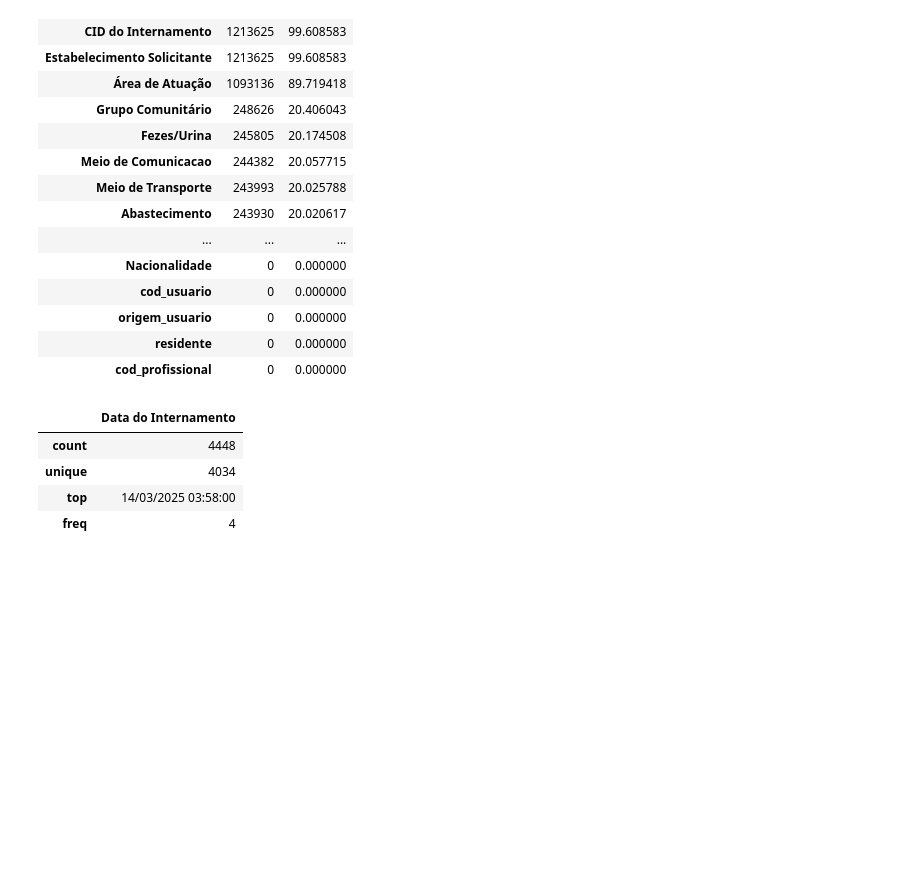
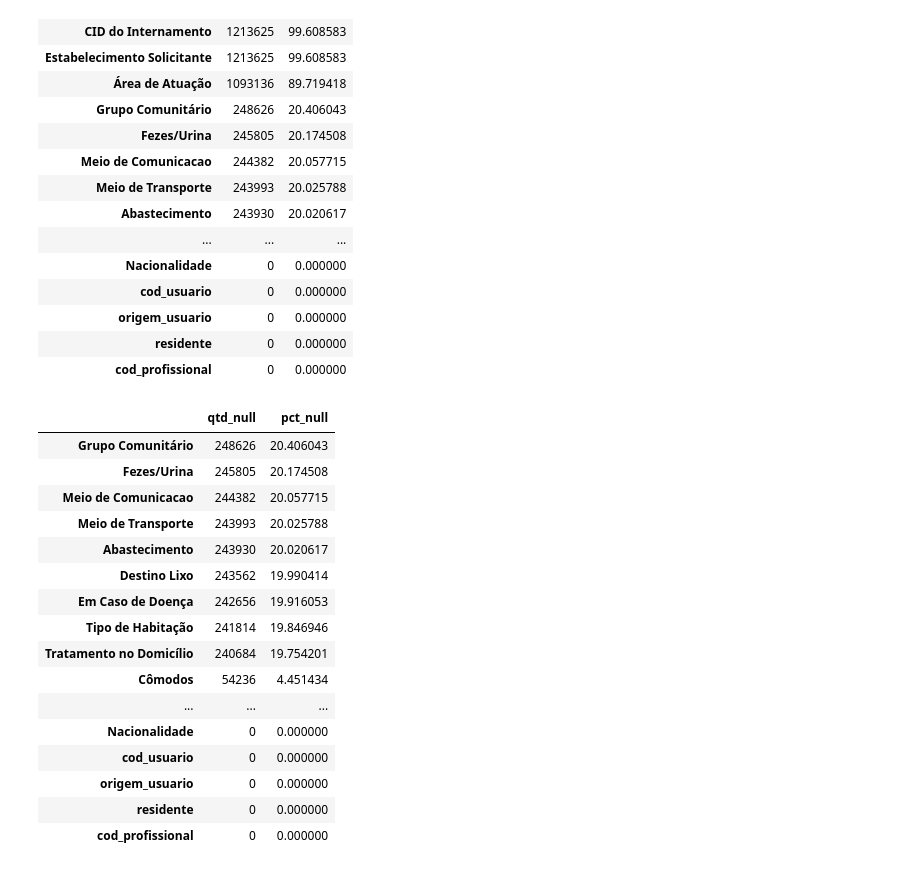
Before and after one commit to IagoIJ/medical_care_curitiba, a Jupyter notebook: data_analysis.ipynb, the cells around one changed output. Drawn from its saved outputs; the diff is of its cells as text; code cells hidden in the pictures; blank space fills up the shorter version.

```diff
--- a/data_analysis.ipynb
+++ b/data_analysis.ipynb
@@ -48,10 +48,29 @@ nulls.sort_values('pct_null', ascending=False)
 | residente | 0 | 0.000000 |
 | cod_profissional | 0 | 0.000000 |
 # %%
-df[['Data do Internamento']].describe()
+df_clean = df.drop(columns = ['Data do Internamento','Estabelecimento Destino','CID do Internamento','Estabelecimento Solicitante','Área de Atuação']).copy()
-# %% [output]
-|  | Data do Internamento |
-| count | 4448 |
-| unique | 4034 |
-| top | 14/03/2025 03:58:00 |
-| freq | 4 |
+# %%
+nulls = pd.DataFrame({
+    'qtd_null': df_clean.isna().sum(),
+    'pct_null': df_clean.isna().mean() * 100
+})
+
+nulls.sort_values('pct_null', ascending=False)
+# %% [output]
+|  | qtd_null | pct_null |
+| Grupo Comunitário | 248626 | 20.406043 |
+| Fezes/Urina | 245805 | 20.174508 |
+| Meio de Comunicacao | 244382 | 20.057715 |
+| Meio de Transporte | 243993 | 20.025788 |
+| Abastecimento | 243930 | 20.020617 |
+| Destino Lixo | 243562 | 19.990414 |
+| Em Caso de Doença | 242656 | 19.916053 |
+| Tipo de Habitação | 241814 | 19.846946 |
+| Tratamento no Domicílio | 240684 | 19.754201 |
+| Cômodos | 54236 | 4.451434 |
+| ... | ... | ... |
+| Nacionalidade | 0 | 0.000000 |
+| cod_usuario | 0 | 0.000000 |
+| origem_usuario | 0 | 0.000000 |
+| residente | 0 | 0.000000 |
+| cod_profissional | 0 | 0.000000 |
```
Also changed, not shown: parts of 16 cells of this notebook.
